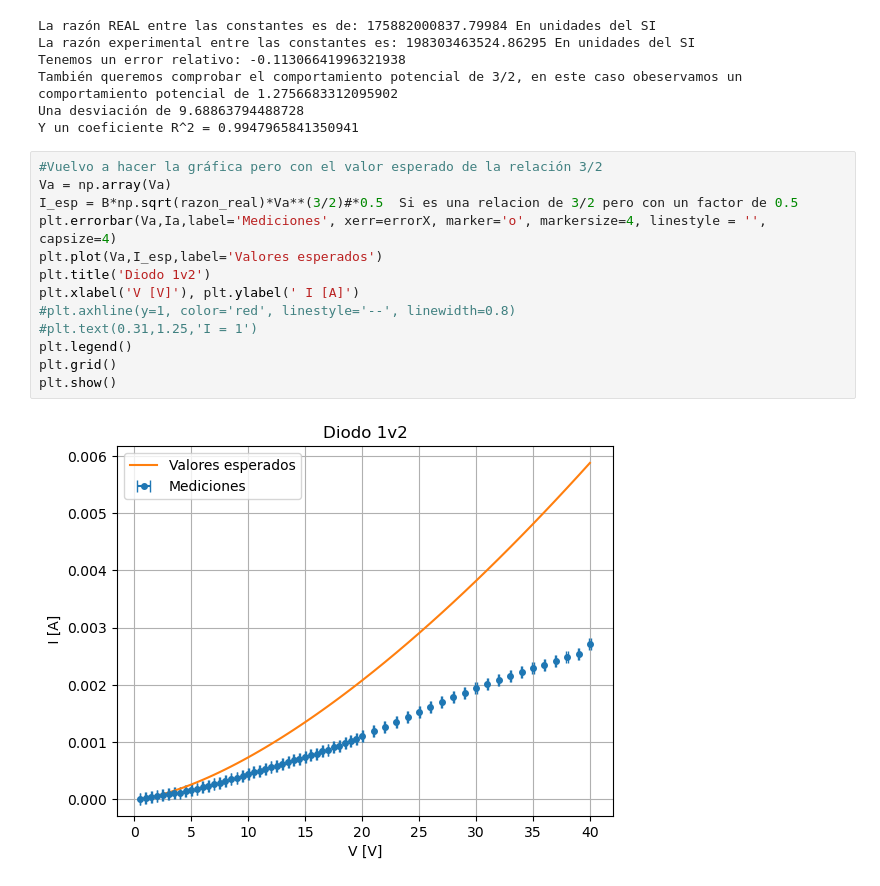
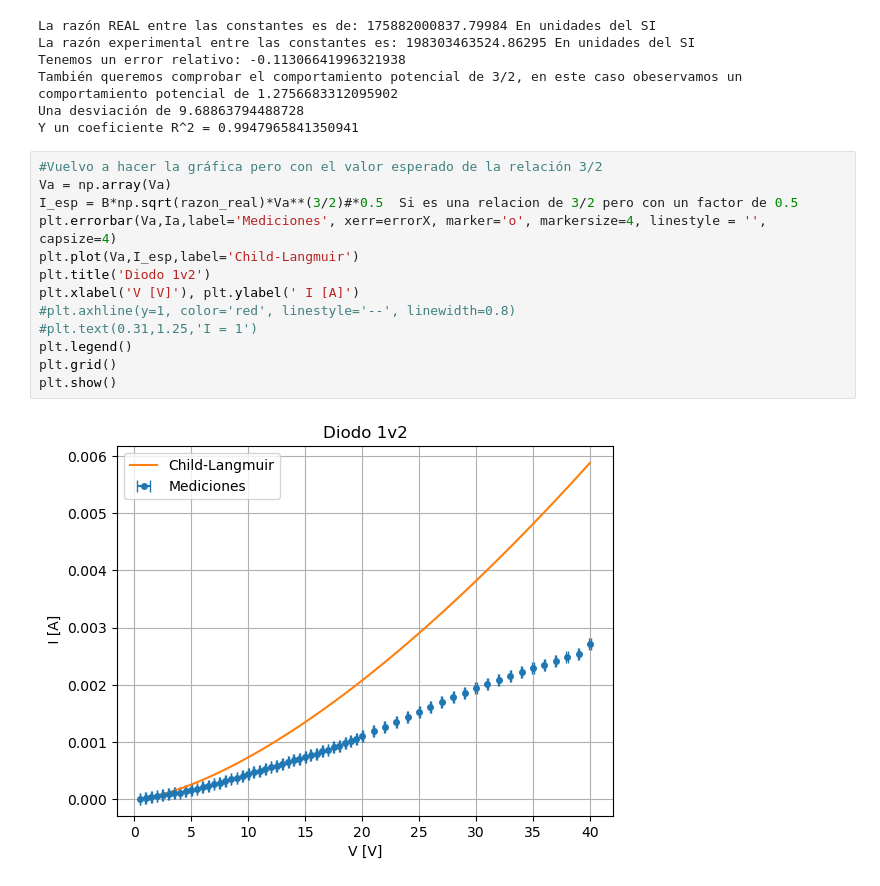
Before and after one commit to Alexi5omg/Labo-Contemporanea, a Jupyter notebook: Practica2/Practica2.ipynb, the cells around one changed output. Cells and saved outputs as stored; diff of their text form.

```diff
--- a/Practica2/Practica2.ipynb
+++ b/Practica2/Practica2.ipynb
@@ -129,15 +129,15 @@ Y un coeficiente R^2 = 0.9947965841350941
 # %%
 #Vuelvo a hacer la gráfica pero con el valor esperado de la relación 3/2
 Va = np.array(Va)
 I_esp = B*np.sqrt(razon_real)*Va**(3/2)#*0.5  Si es una relacion de 3/2 pero con un factor de 0.5
 plt.errorbar(Va,Ia,label='Mediciones', xerr=errorX, marker='o', markersize=4, linestyle = '', capsize=4)
-plt.plot(Va,I_esp,label='Valores esperados')
+plt.plot(Va,I_esp,label='Child-Langmuir')
 plt.title('Diodo 1v2')
 plt.xlabel('V [V]'), plt.ylabel(' I [A]')
 #plt.axhline(y=1, color='red', linestyle='--', linewidth=0.8)
 #plt.text(0.31,1.25,'I = 1')
 plt.legend()
 plt.grid()
 plt.show()
 # %% [output]
-[figure, old version]
+[figure, new version]
```
Also changed, not shown: 7 other files.
